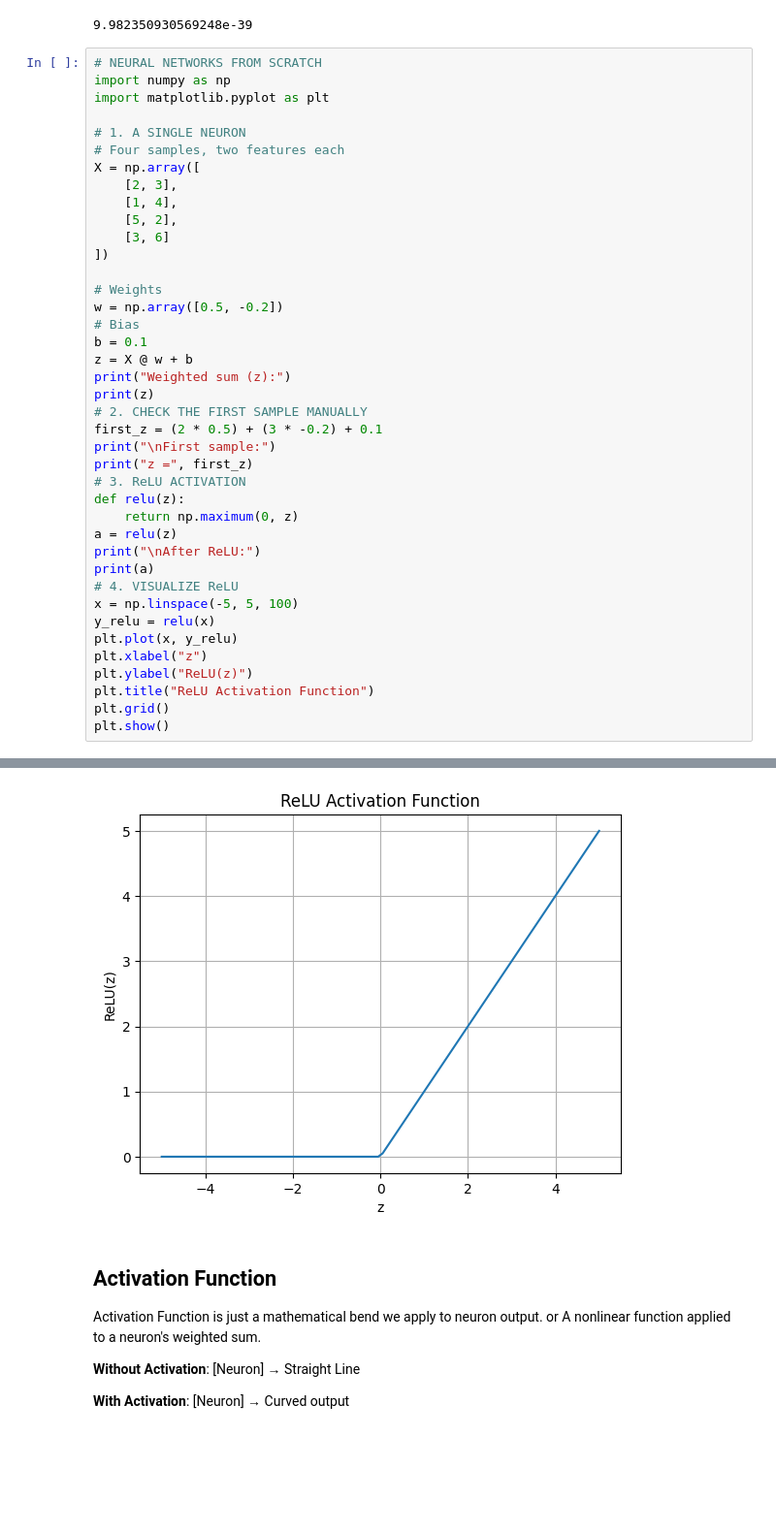
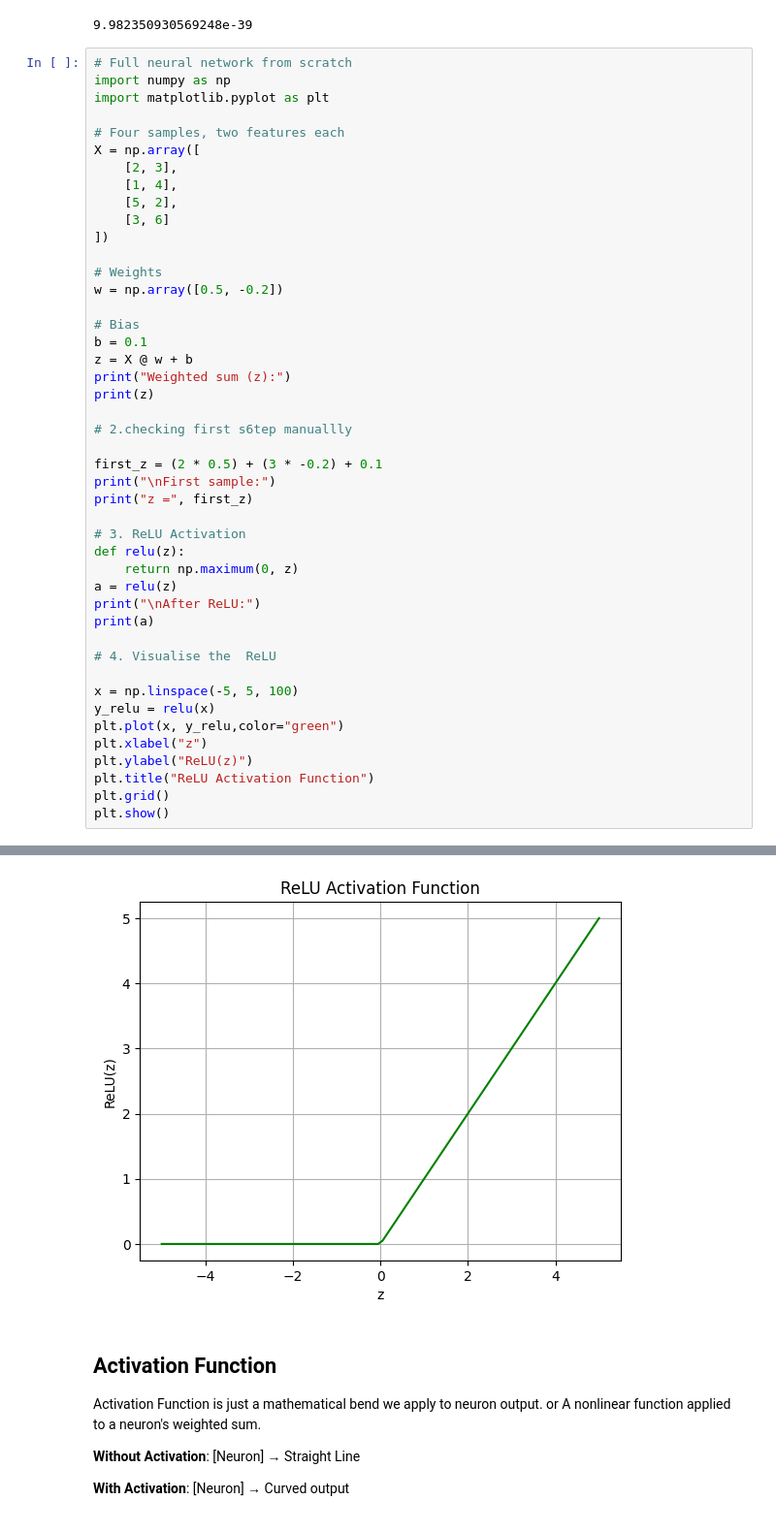
Before and after one commit to ather-ops/Neural-Networks-with-PyTorch, a Jupyter notebook: neural-networks/Neural Networks from scractch part-I.ipynb, the cells around one changed output, grey strips where cells are left out. Shown at 97% size. Drawn from its saved outputs; the diff is of its cells as text; blank space fills up the shorter version.

```diff
--- a/neural-networks/Neural Networks from scractch part-I.ipynb
+++ b/neural-networks/Neural Networks from scractch part-I.ipynb
@@ -85,11 +84,10 @@ print(output)
 # %% [output]
 9.982350930569248e-39
 # %%
-# NEURAL NETWORKS FROM SCRATCH
+# Full neural network from scratch
 import numpy as np
 import matplotlib.pyplot as plt
 
-# 1. A SINGLE NEURON
 # Four samples, two features each
 X = np.array([
     [2, 3],
@@ -100,40 +98,46 @@ X = np.array([
 
 # Weights
 w = np.array([0.5, -0.2])
+
 # Bias
 b = 0.1
 z = X @ w + b
 print("Weighted sum (z):")
 print(z)
-# 2. CHECK THE FIRST SAMPLE MANUALLY
+
+# 2.checking first s6tep manuallly
+
 first_z = (2 * 0.5) + (3 * -0.2) + 0.1
 print("\nFirst sample:")
 print("z =", first_z)
-# 3. ReLU ACTIVATION
+
+# 3. ReLU Activation
 def relu(z):
     return np.maximum(0, z)
 a = relu(z)
 print("\nAfter ReLU:")
 print(a)
-# 4. VISUALIZE ReLU
+
+# 4. Visualise the  ReLU
+
 x = np.linspace(-5, 5, 100)
 y_relu = relu(x)
-plt.plot(x, y_relu)
+plt.plot(x, y_relu,color="green")
 plt.xlabel("z")
 plt.ylabel("ReLU(z)")
 plt.title("ReLU Activation Function")
 plt.grid()
 plt.show()
 # %% [output]
 Weighted sum (z):
 [ 0.5 -0.2  2.2  0.4]
 
 First sample:
 z = 0.4999999999999999
 
 After ReLU:
 [0.5 0.  2.2 0.4]
-[figure, old version]
+[figure, new version]
 # %% [markdown]
 ## Activation Function
 
```
Also changed, not shown: parts of 3 cells of this notebook.
